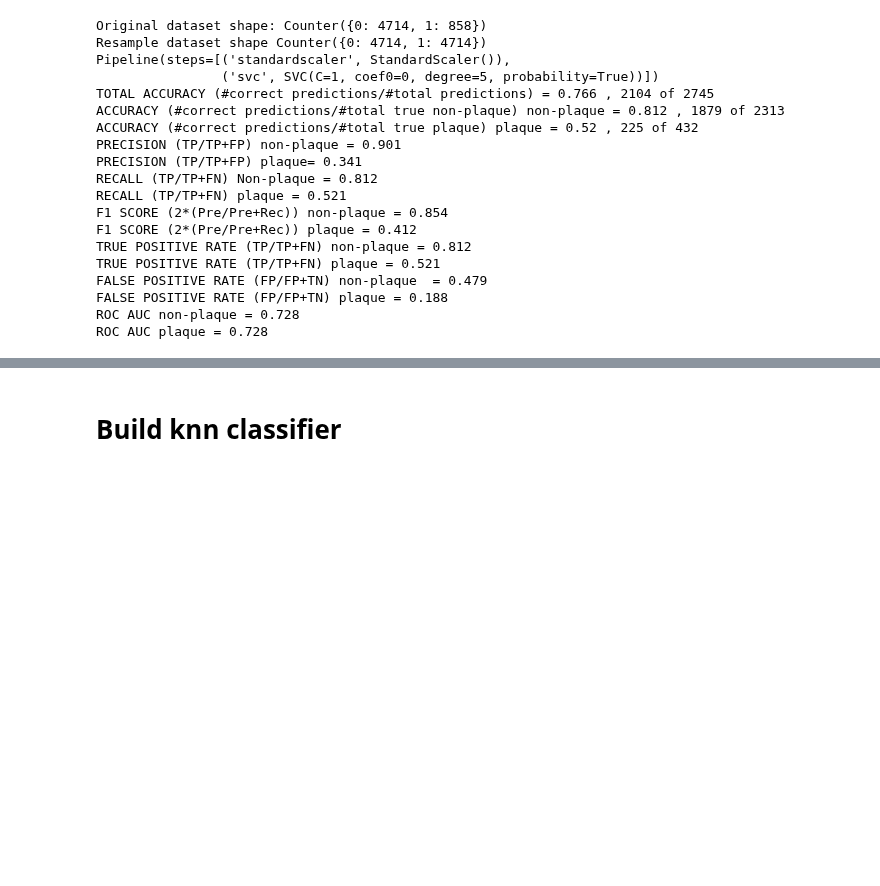
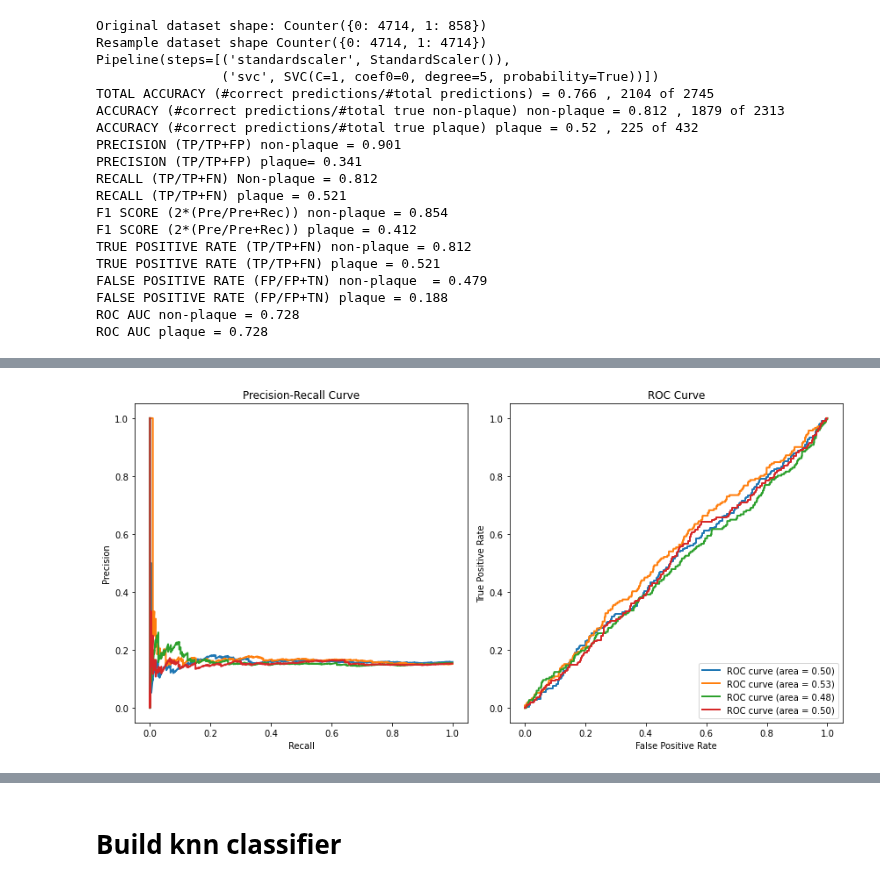
Before and after one commit to dmnburrows/spatial_transcriptomics, a Jupyter notebook: plaque_classify.ipynb, the cells around one changed output, grey strips where cells are left out. Drawn from its saved outputs; the diff is of its cells as text; code cells hidden in the pictures; blank space fills up the shorter version.

```diff
--- a/plaque_classify.ipynb
+++ b/plaque_classify.ipynb
@@ -999,19 +1084,15 @@ ROC AUC plaque = 0.728
 #Do hyperparameter search
 
 #Define model
-model = LogisticRegression(max_iter = 2000, solver='liblinear')
+svc_classifier = SVC(gamma='scale', coef0=0, probability=True)
+model = make_pipeline(StandardScaler(), svc_classifier)
+
 scoring = ('precision', 'recall', 'roc_auc')
 
 #Define grid search parameters
 from sklearn.model_selection import GridSearchCV
-parameters = [{'solver': ['liblinear'], 'C': list(np.arange(0.1, 10, 1)),'penalty': ['l1','l2']},
-              {'solver': ['lbfgs'], 'C': list(np.arange(0.1, 10, 1)),'penalty': ['l2']},
-              {'solver': ['lbfgs'], 'penalty': ['none']}
-]
-
-kernel = 'rbf', 'poly'
-degree = 2->5
-C = 0.1,5
+parameters = [{'kernel': ['rbf'], 'C': list(np.arange(0.1, 10, 1))},
+            {'kernel': ['poly'], 'C': list(np.arange(0.1, 10, 1)), 'degree': list(np.arange(2,5,1))}]
 
 
 #Define external parameters to loop over
@@ -1019,5 +1100,4 @@ C = 0.1,5
 n_de = np.arange(5,200, 20)
 #n PCs
 n_pc = (np.geomspace(2, 50, 10).astype(int))[1:]
-
 n_de, n_pc
@@ -1023,0 +1107,5 @@ n_de, n_pc
+# %%
+par_list = ['svc__kernel', 'svc__C', 'svc__degree']
+par_list = ['param_' + i for i in par_list]
+parameters={'svc__kernel': ['linear', 'rbf'], 'svc__C': [1,2], 'svc__degree':[1]}
+par_list
@@ -1023,0 +1238,73 @@ n_de, n_pc
+# %%
+from sklearn.metrics import precision_recall_curve, roc_curve, auc
+
+# Lists to store data for plotting
+y_true_list = []
+y_proba_list = []
+
+# Existing loop
+# ...
+for x, s in enumerate(store_test):
+    # ... existing code ...
+    # Store for plotting
+    y_true_list.append(s[1])
+    y_proba_list.append(y_proba)
+
+    max_index = grop['mean_test_precision'].idxmax()  # Get the index of the max value
+    kernel, C_value, degree = max_index  # Extract kernel and C values from the MultiIndex
+    # Reinitialize or set parameters for your SVC model
+    best_model = SVC(gamma='scale', coef0=0, probability=True, kernel=kernel, C=C_value, degree=degree)
+    best_model.fit(store_train[x][0], store_train[x][1])
+
+    # Make predictions
+    y_pred = best_model.predict(s[0])
+    y_proba = best_model.predict_proba(s[0])[:, 1]  # Probability for the positive class
+
+    # Calculate precision and recall
+    precision = precision_score(s[1], y_pred)
+    recall = recall_score(s[1], y_pred)
+
+    # Calculate ROC-AUC
+    roc_auc = roc_auc_score(s[1], y_proba)
+
+    # Store metrics
+    precisions.append(precision)
+    recalls.append(recall)
+    roc_aucs.append(roc_auc)
+
+# Calculate and print mean and standard deviation for each metric
+print(f"Precision: {precisions}, Mean = {np.mean(precisions):.2f}, Std = {np.std(precisions):.2f}")
+print(f"Recall: {recalls}, Mean = {np.mean(recalls):.2f}, Std = {np.std(recalls):.2f}")
+print(f"ROC-AUC: {roc_aucs},  Mean = {np.mean(roc_aucs):.2f}, Std = {np.std(roc_aucs):.2f}")
+
+
+import matplotlib.pyplot as plt
+
+# Function to plot Precision-Recall curve
+def plot_precision_recall_curve(y_true, y_proba, ax):
+    precision, recall, _ = precision_recall_curve(y_true, y_proba)
+    ax.plot(recall, precision, lw=2)
+    ax.set_xlabel('Recall')
+    ax.set_ylabel('Precision')
+    ax.set_title('Precision-Recall Curve')
+
+# Function to plot ROC curve
+def plot_roc_curve(y_true, y_proba, ax):
+    fpr, tpr, _ = roc_curve(y_true, y_proba)
+    roc_auc = auc(fpr, tpr)
+    ax.plot(fpr, tpr, lw=2, label='ROC curve (area = %0.2f)' % roc_auc)
+    ax.set_xlabel('False Positive Rate')
+    ax.set_ylabel('True Positive Rate')
+    ax.set_title('ROC Curve')
+    ax.legend(loc="lower right")
+
+# Plotting
+fig, axes = plt.subplots(nrows=1, ncols=2, figsize=(12, 6))
+
+for y_true, y_proba in zip(y_true_list, y_proba_list):
+    plot_precision_recall_curve(y_true, y_proba, axes[0])
+    plot_roc_curve(y_true, y_proba, axes[1])
+
+plt.tight_layout()
+plt.show()
+# %% [output]
@@ -1023,0 +1314 @@ n_de, n_pc
+[figure, added]
```
Also changed, not shown: parts of 40 cells of this notebook.
